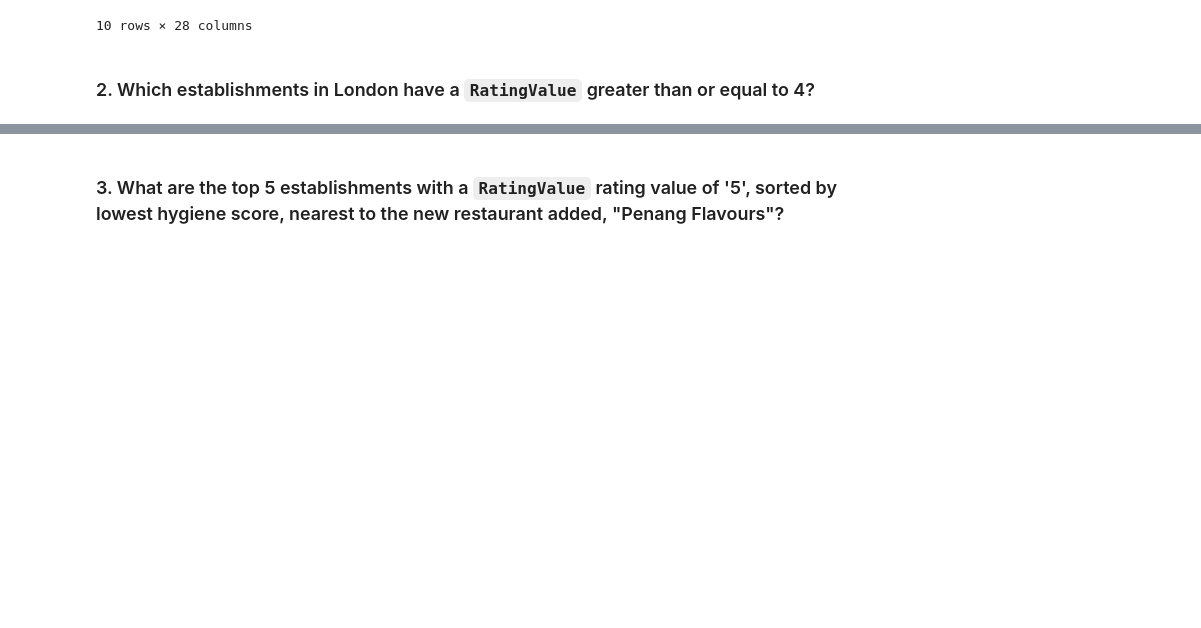
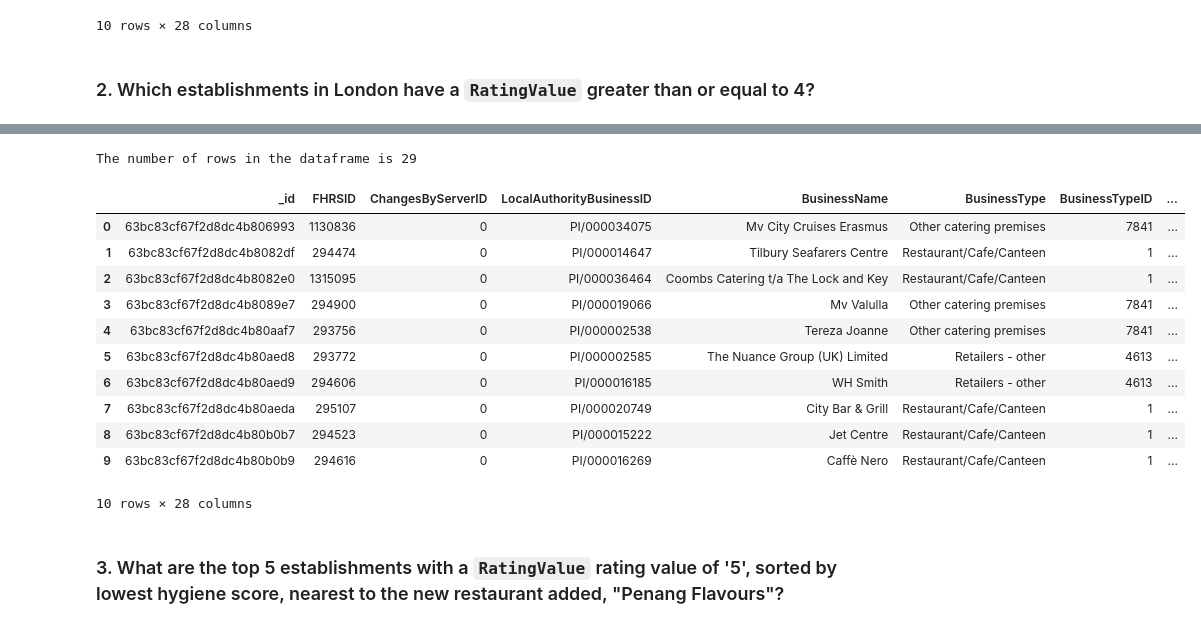
Before and after one commit to vgpass/nosql-challenge, a Jupyter notebook: Starter_Code/NoSQL_analysis_working.ipynb, the cells around one changed output, grey strips where cells are left out. Saved outputs shown, nothing was run; the diff lists cells and outputs as text; code cells hidden in the pictures; blank space fills up the shorter version.

```diff
--- a/Starter_Code/NoSQL_analysis_working.ipynb
+++ b/Starter_Code/NoSQL_analysis_working.ipynb
@@ -84,13 +86,15 @@ The number of rows in the dataframe is 41
 ### 2. Which establishments in London have a `RatingValue` greater than or equal to 4?
 # %%
 # Find the establishments with London as the Local Authority and has a RatingValue greater than or equal to 4.
-query = {'LocalAuthorityName': {'$regex': 'London'},
-         'RatingValue': {'$gte': 4}
+query = {'RatingValue': {'$eq': '4'},
+            'RatingValue': {'$eq': '5'},
+            'LocalAuthorityName': {'$regex': 'London'}
          }
-london_four_rating = establishments.find(query)
 
-for x in london_four_rating:
-    print(x[0])
+london_gte_4 = establishments.find(query)
+
 # Use count_documents to display the number of documents in the result
-# print(f'The number of rows in the dataframe is {len(london_four_rating)}')
+print("Number of documents in result:", establishments.count_documents(query))
+
 # Display the first document in the results using pprint
+pprint(london_gte_4[0])
@@ -97,9 +119,26 @@ for x in london_four_rating:
 # %%
 # Convert the result to a Pandas DataFrame
+london_gte_4_df = pd.DataFrame(london_gte_4)
 
 # Display the number of rows in the DataFrame
+print(f'The number of restaurants in the dataframe is {len(london_gte_4_df)}')
 
 # Display the first 10 rows of the DataFrame
+london_gte_4_df.head(10)
+# %% [output]
+The number of rows in the dataframe is 29
+|  | _id | FHRSID | ChangesByServerID | LocalAuthorityBusinessID | BusinessName | BusinessType | BusinessTypeID | ... |
+| 0 | 63bc83cf67f2d8dc4b806993 | 1130836 | 0 | PI/000034075 | Mv City Cruises Erasmus | Other catering premises | 7841 | ... |
+| 1 | 63bc83cf67f2d8dc4b8082df | 294474 | 0 | PI/000014647 | Tilbury Seafarers Centre | Restaurant/Cafe/Canteen | 1 | ... |
+| 2 | 63bc83cf67f2d8dc4b8082e0 | 1315095 | 0 | PI/000036464 | Coombs Catering t/a The Lock and Key | Restaurant/Cafe/Canteen | 1 | ... |
+| 3 | 63bc83cf67f2d8dc4b8089e7 | 294900 | 0 | PI/000019066 | Mv Valulla | Other catering premises | 7841 | ... |
+| 4 | 63bc83cf67f2d8dc4b80aaf7 | 293756 | 0 | PI/000002538 | Tereza Joanne | Other catering premises | 7841 | ... |
+| 5 | 63bc83cf67f2d8dc4b80aed8 | 293772 | 0 | PI/000002585 | The Nuance Group (UK) Limited | Retailers - other | 4613 | ... |
+| 6 | 63bc83cf67f2d8dc4b80aed9 | 294606 | 0 | PI/000016185 | WH Smith | Retailers - other | 4613 | ... |
+| 7 | 63bc83cf67f2d8dc4b80aeda | 295107 | 0 | PI/000020749 | City Bar & Grill | Restaurant/Cafe/Canteen | 1 | ... |
+| 8 | 63bc83cf67f2d8dc4b80b0b7 | 294523 | 0 | PI/000015222 | Jet Centre | Restaurant/Cafe/Canteen | 1 | ... |
+| 9 | 63bc83cf67f2d8dc4b80b0b9 | 294616 | 0 | PI/000016269 | Caffè Nero | Restaurant/Cafe/Canteen | 1 | ... |
+10 rows × 28 columns
 # %% [markdown]
 ### 3. What are the top 5 establishments with a `RatingValue` rating value of '5', sorted by lowest hygiene score, nearest to the new restaurant added, "Penang Flavours"?
 # %%
```
Also changed, not shown: parts of 6 cells of this notebook.
